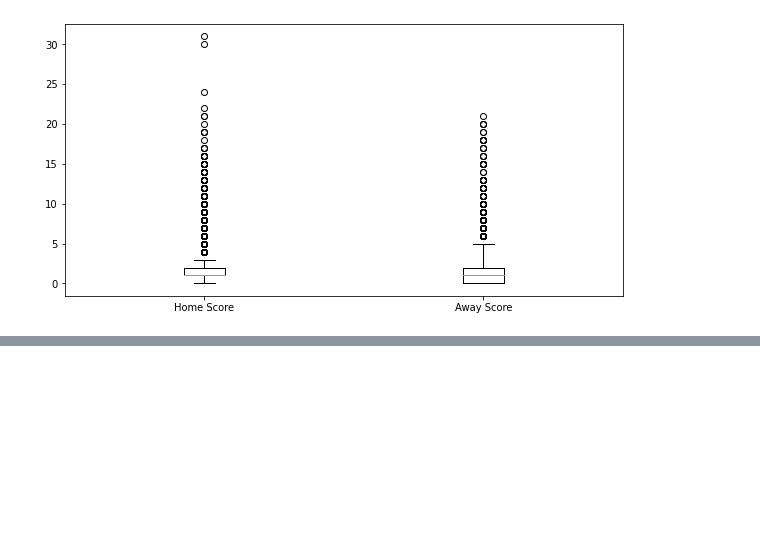
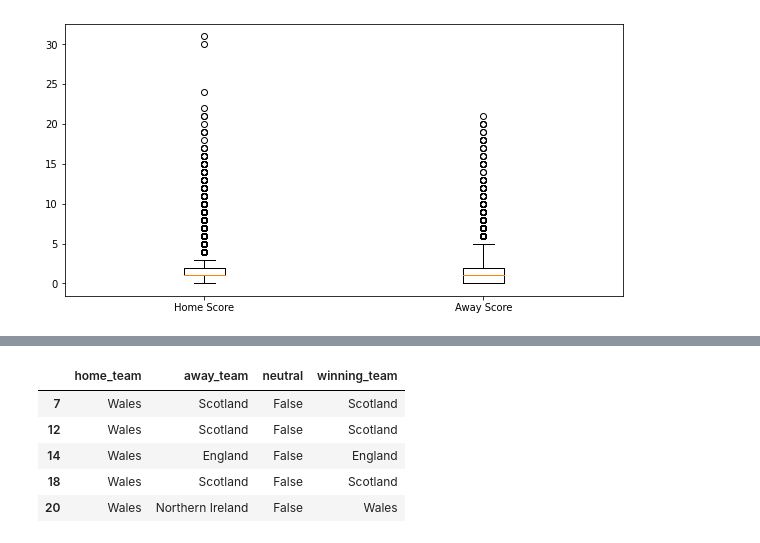
Before and after one commit to ktsim01/FIFA-World-Cup-2022-Prediction, a Jupyter notebook: World_Cup_2022_Prediction.ipynb, the cells around one changed output, grey strips where cells are left out. Cells and saved outputs as stored; diff of their text form; code cells hidden in the pictures; blank space fills up the shorter version.

```diff
--- a/World_Cup_2022_Prediction.ipynb
+++ b/World_Cup_2022_Prediction.ipynb
@@ -34,0 +92,34 @@ plt.xticks([1,2], ["Home Score", "Away Score"])
+# %%
+worldcup_teams = ['Qatar', 'Ecuador', 'Senegal', 'Netherlands'
+                  'England', 'Iran', 'USA', 'Wales',
+                  'Argentina', 'Saudia Arabia', 'Mexico', 'Poland'
+                  'France', 'Denmark', 'Tunisia', 'Australia'
+                  'Spain', 'Germany', 'Japan', 'Costa Rica'
+                  'Belgium', 'Canada', 'Morocco', 'Croatia'
+                  'Brazil', 'Serbia', 'Switzerland', 'Cameroon',
+                  'Portugal', 'Ghana', 'Urugay', 'South Korea']
+
+df_teams_home = results[results['home_team'].isin(worldcup_teams)]
+df_teams_away = results[results['away_team'].isin(worldcup_teams)]
+df_teams = pd.concat((df_teams_home, df_teams_away))
+df_teams.drop_duplicates()
+df_teams.count()
+
+year = []
+for row in df_teams['date']:
+    year.append(int(row[:4]))
+df_teams['match_year'] = year
+df_teams_1930 = df_teams[df_teams.match_year >= 1930]
+df_teams_1930.head()
+
+df_teams_1930 = df_teams.drop(['date', 'home_score', 'away_score', 'tournament', 'city', 'country',
+                               'goal_difference', 'match_year'], axis = 1)
+
+df_teams_1930.head()
+# %% [output]
+|  | home_team | away_team | neutral | winning_team |
+| 7 | Wales | Scotland | False | Scotland |
+| 12 | Wales | Scotland | False | Scotland |
+| 14 | Wales | England | False | England |
+| 18 | Wales | Scotland | False | Scotland |
+| 20 | Wales | Northern Ireland | False | Wales |
```
Also changed, not shown: parts of 6 cells of this notebook.
